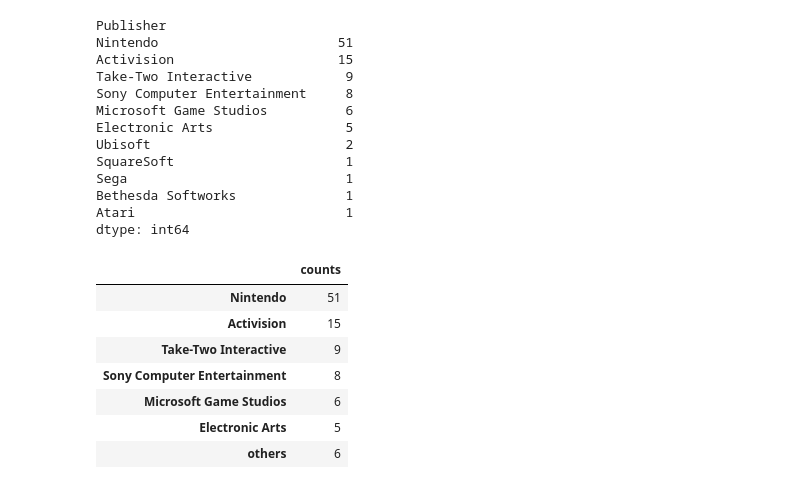
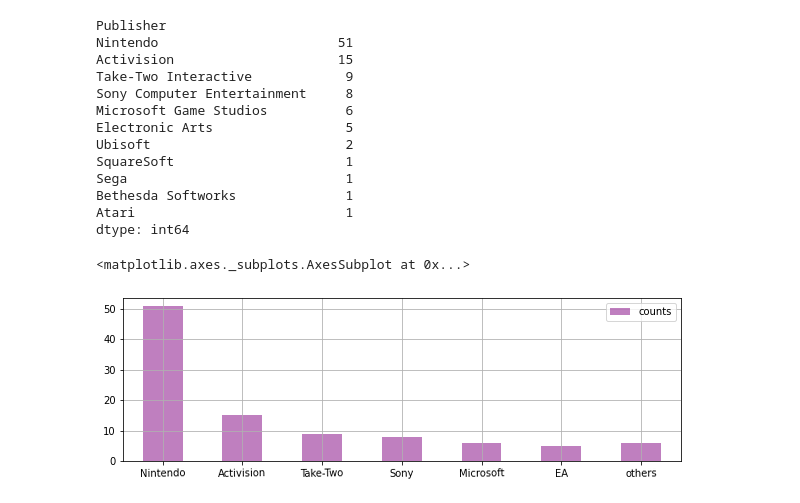
Before and after one commit to superahxd/_project, a Jupyter notebook: sec1_project.ipynb, the cells around one changed output. Cells and saved outputs as stored; diff of their text form; code cells hidden in the pictures.

```diff
--- a/sec1_project.ipynb
+++ b/sec1_project.ipynb
@@ -404,13 +404,16 @@ data = pd.DataFrame(data).T
 vgames_3_publisher = pd.concat([vgames_3_publisher, data])
 vgames_3_publisher_array = np.array(pd.concat([vgames_3_publisher, data]))
 vgames_3_publisher.columns = ['counts']
-vgames_3_publisher
+vgames_3_publisher.index=['Nintendo', 'Activision', 'Take-Two',
+       'Sony', 'Microsoft',
+       'EA', 'others']
+
+
+
+#split(vgames_3_publisher.index)
+#vgames_3_publisher=vgames_3_publisher.apply(split)
-# %% [output]
-|  | counts |
-| Nintendo | 51 |
-| Activision | 15 |
-| Take-Two Interactive | 9 |
-| Sony Computer Entertainment | 8 |
-| Microsoft Game Studios | 6 |
-| Electronic Arts | 5 |
-| others | 6 |
+# %%
+vgames_3_publisher.plot(kind='bar', stacked=True, rot=1, figsize=(10, 3), color = 'purple',grid='white',  alpha=0.5 )
+# %% [output]
+<matplotlib.axes._subplots.AxesSubplot at 0x...>
+[figure, added]
```
